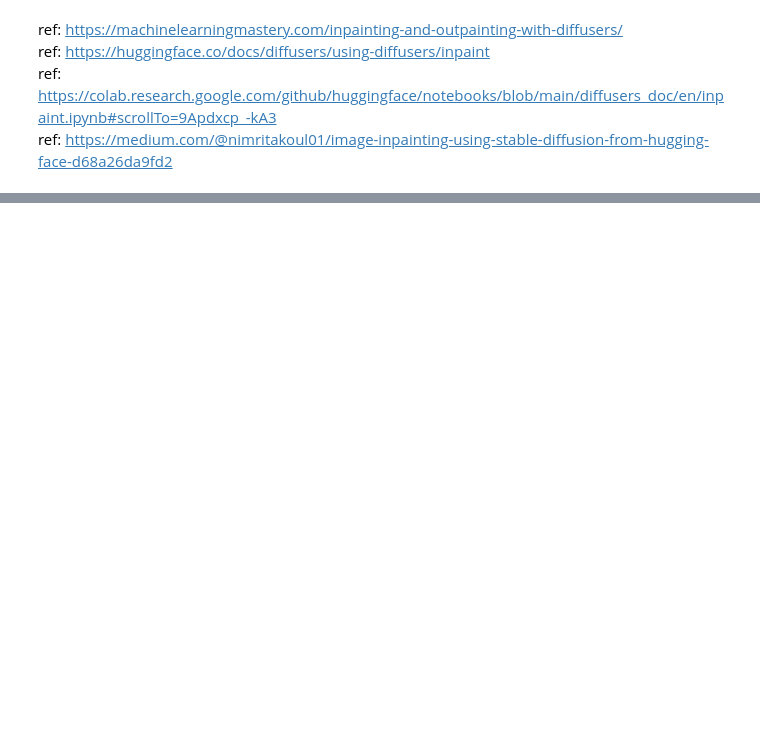
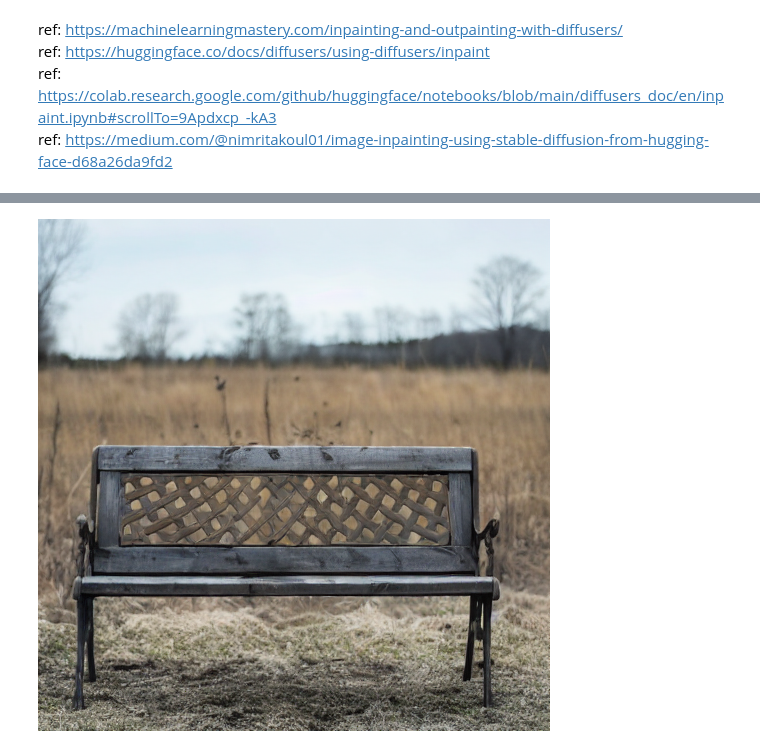
Before and after one commit to tino926/new_ai_scripts, a Jupyter notebook: huggingface_diffusers/huggingface_diffusers.ipynb, the cells around one changed output, grey strips where cells are left out. Saved outputs shown, nothing was run; the diff lists cells and outputs as text; code cells hidden in the pictures; blank space fills up the shorter version.

```diff
--- a/huggingface_diffusers/huggingface_diffusers.ipynb
+++ b/huggingface_diffusers/huggingface_diffusers.ipynb
@@ -79,14 +203,14 @@ def download_image(url):
     return PIL.Image.open(BytesIO(response.content)).convert("RGB")
 
 
-img_url = "https://raw.githubusercontent.com/CompVis/latent-diffusion/main/data/inpainting_examples/overture-creations-5sI6fQgYIuo.png"
-mask_url = "https://raw.githubusercontent.com/CompVis/latent-diffusion/main/data/inpainting_examples/overture-creations-5sI6fQgYIuo_mask.png"
+# img_url = "https://raw.githubusercontent.com/CompVis/latent-diffusion/main/data/inpainting_examples/overture-creations-5sI6fQgYIuo.png"
+# mask_url = "https://raw.githubusercontent.com/CompVis/latent-diffusion/main/data/inpainting_examples/overture-creations-5sI6fQgYIuo_mask.png"
 
-init_image = download_image(img_url).resize((512, 512))
-mask_image = download_image(mask_url).resize((512, 512))
+# init_image = download_image(img_url).resize((512, 512))
+# mask_image = download_image(mask_url).resize((512, 512))
 
 
-pipe = StableDiffusionInpaintPipeline.from_pretrained(
-    "runwayml/stable-diffusion-inpainting", torch_dtype=torch.float16
-)
-pipe = pipe.to(DEVICE)
+# pipe = StableDiffusionInpaintPipeline.from_pretrained(
+#     "runwayml/stable-diffusion-inpainting", torch_dtype=torch.float16
+# )
+# pipe = pipe.to(DEVICE)
@@ -92,0 +222,10 @@ pipe = pipe.to(DEVICE)
+# %%
+prompt = ""
+image = pipe(prompt=prompt, image=init_image, mask_image=mask_image).images[0]
+# convert image to opencv mat
+image.save('output1.png')
+
+image_cv = cv2.cvtColor(np.array(image), cv2.COLOR_RGB2BGR)
+cv2_imshow(image_cv)
+# %% [output]
+[figure, added]
```
Also changed, not shown: parts of 16 cells of this notebook.
